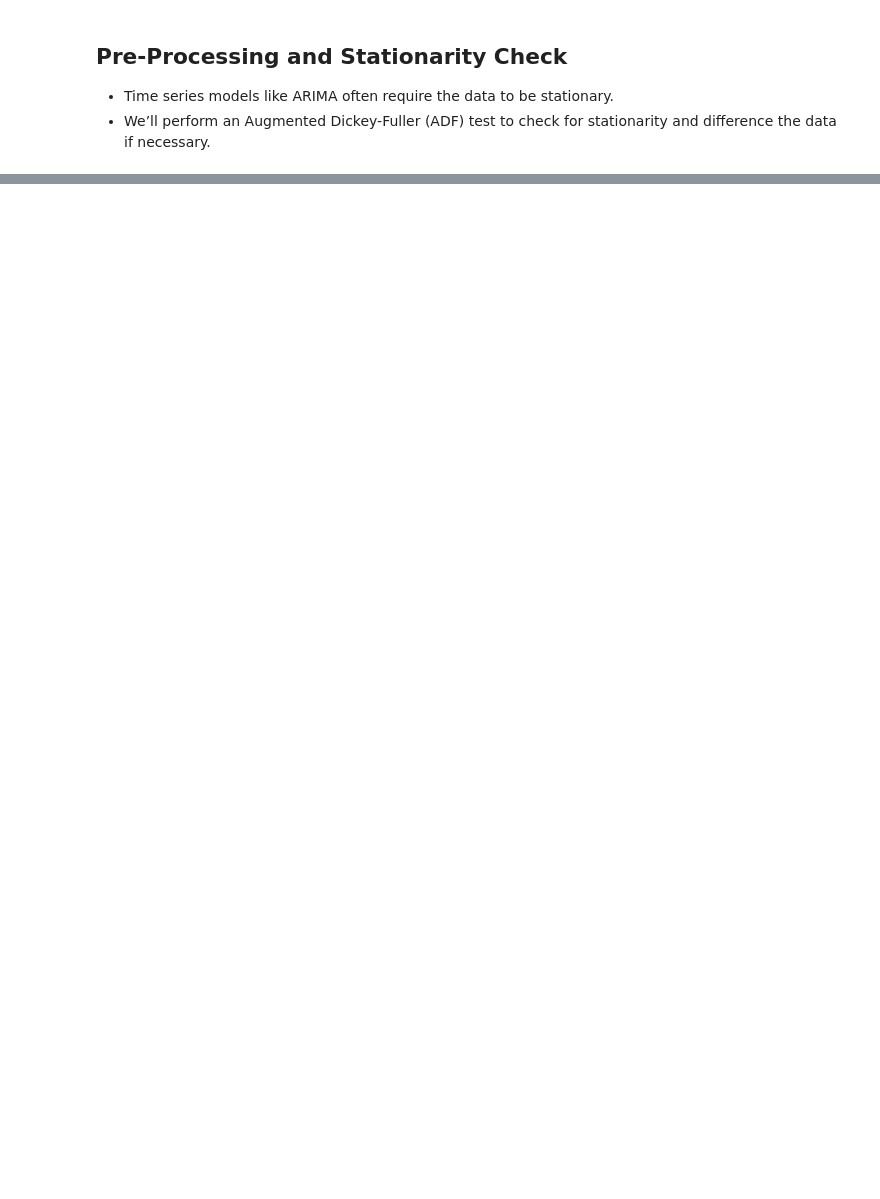
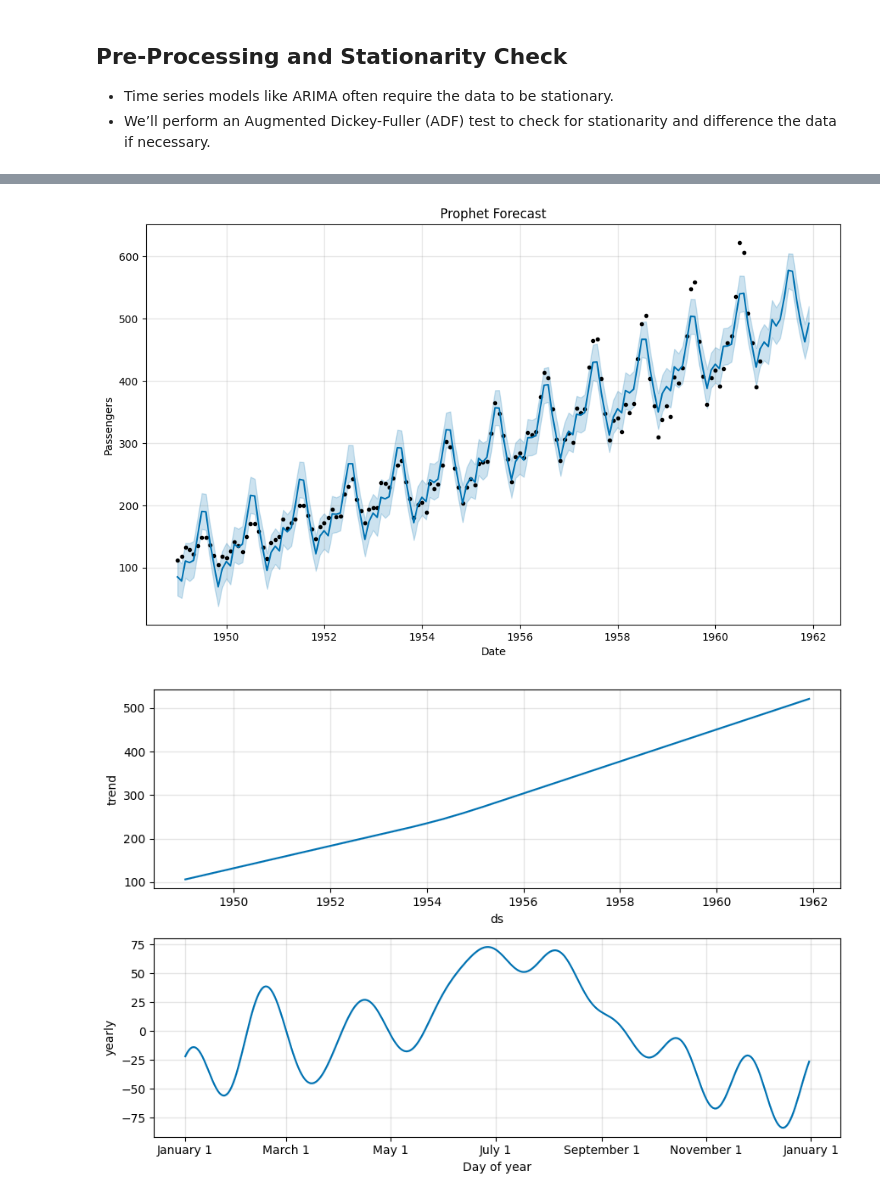
Before and after one commit to sameer-at-git/Energy-Demand-Forecasting-using-ARIMA, a Jupyter notebook: dataset.ipynb, the cells around one changed output, grey strips where cells are left out. Saved outputs shown, nothing was run; the diff lists cells and outputs as text; code cells hidden in the pictures; blank space fills up the shorter version.

```diff
--- a/dataset.ipynb
+++ b/dataset.ipynb
@@ -38,0 +120,3 @@ plt.show()
+# %%
+df_prophet = data.reset_index().rename(columns={'Month': 'ds', 'Passengers': 'y'})
+print(df_prophet.head())
@@ -38,0 +130,3 @@ plt.show()
+# %%
+m = Prophet()
+m.fit(df_prophet)
@@ -38,0 +137,14 @@ plt.show()
+# %%
+future = m.make_future_dataframe(periods=12, freq='ME')
+forecast_prophet = m.predict(future)
+# %%
+fig1 = m.plot(forecast_prophet)
+plt.title('Prophet Forecast')
+plt.xlabel('Date')
+plt.ylabel('Passengers')
+plt.show()
+fig2 = m.plot_components(forecast_prophet)
+plt.show()
+# %% [output]
+[figure, added]
+[figure, added]
```
Also changed, not shown: parts of 10 cells of this notebook, 1 other file.
